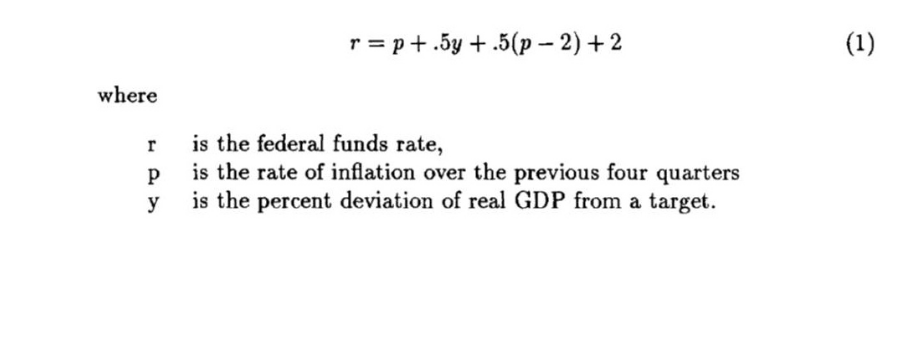
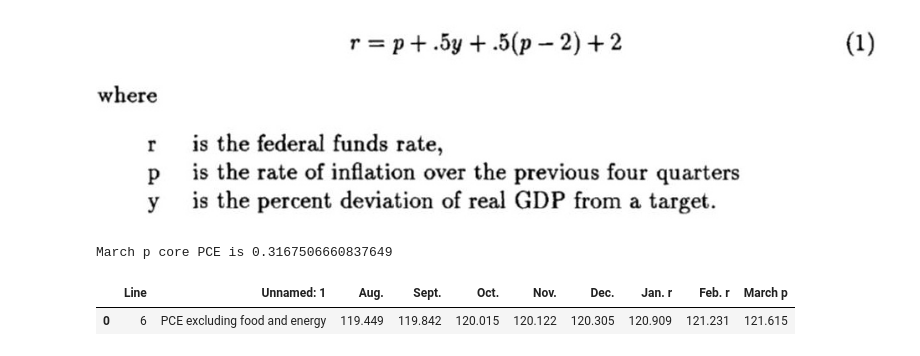
Before and after one commit to AliceWang01/code_snippets, a Jupyter notebook: unfinished/fred.ipynb, the cells around one changed output. Cells and saved outputs as stored; diff of their text form; code cells hidden in the pictures; blank space fills up the shorter version.

```diff
--- a/unfinished/fred.ipynb
+++ b/unfinished/fred.ipynb
@@ -157,0 +170,11 @@ plt.axhline(y=2.6, color='green', linestyle='--');
+# %%
+import ssl
+ssl._create_default_https_context = ssl._create_unverified_context
+df = pd.read_excel('https://www.bea.gov/sites/default/files/2024-04/pi0324.xlsx', sheet_name='Table 5', header=4)
+df = df[(df['Unnamed: 1'] == 'PCE excluding food and energy') & (df['Line'] == 6) ].reset_index(drop=True)
+print(f'{df.columns[-1]} core PCE is {(df[df.columns[-1]][0]/df[df.columns[-2]][0]-1)*100}')
+df
+# %% [output]
+March p core PCE is 0.3167506660837649
+|  | Line | Unnamed: 1 | Aug. | Sept. | Oct. | Nov. | Dec. | Jan. r | Feb. r | March p |
+| 0 | 6 | PCE excluding food and energy | 119.449 | 119.842 | 120.015 | 120.122 | 120.305 | 120.909 | 121.231 | 121.615 |
```
Also changed, not shown: parts of 2 cells of this notebook, 1 other file.
